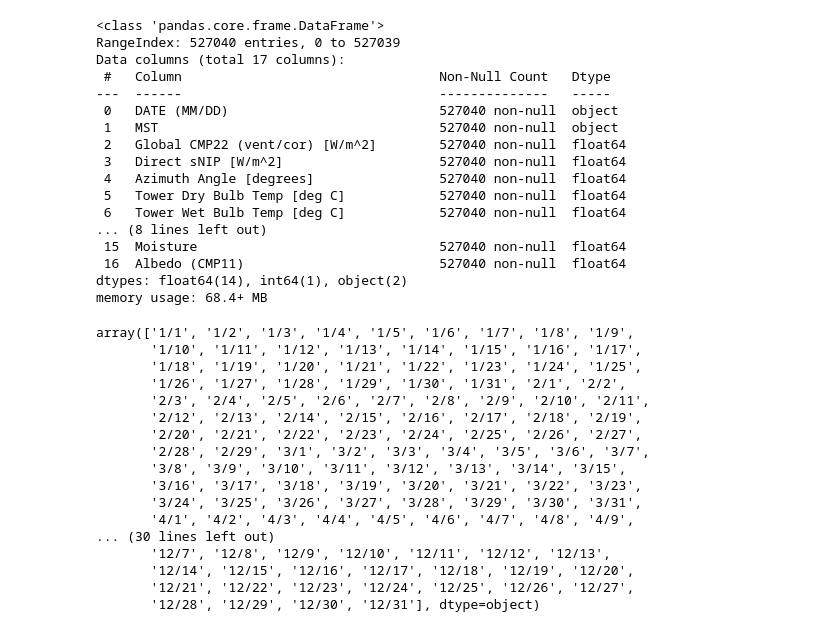
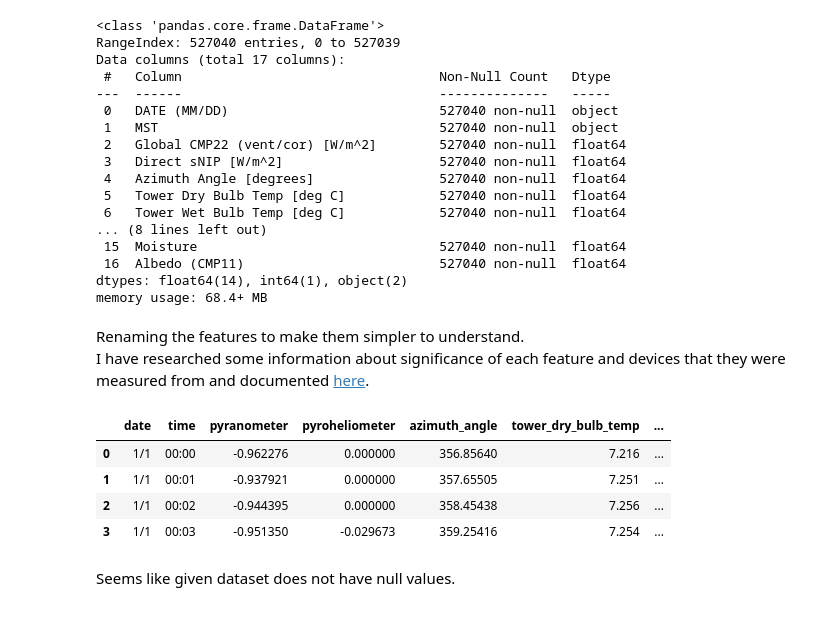
Before and after one commit to mrutyunjay17/solar-cloud-coverage-prediction, a Jupyter notebook: data_analysis.ipynb, the cells around one changed output. Cells and saved outputs as stored; diff of their text form; code cells hidden in the pictures.

```diff
--- a/data_analysis.ipynb
+++ b/data_analysis.ipynb
@@ -21,8 +24,8 @@ PATH_FOLDER_TRAINING = os.path.join(PATH_FOLDER_DATASET,"train")
 # %% [markdown]
 Let's import training dataset
 # %%
-data = pd.read_csv(os.path.join(PATH_FOLDER_TRAINING, "train.csv"))
-data.head(5)
+weather_df = pd.read_csv(os.path.join(PATH_FOLDER_TRAINING, "train.csv"))
+weather_df.head(5)
 # %% [output]
 |  | DATE (MM/DD) | MST | Global CMP22 (vent/cor) [W/m^2] | Direct sNIP [W/m^2] | Azimuth Angle [degrees] | ... |
 | 0 | 1/1 | 00:00 | -0.962276 | 0.000000 | 356.85640 | ... |
@@ -108,23 +111,39 @@ Data columns (total 17 columns):
  16  Albedo (CMP11)                         527040 non-null  float64
 dtypes: float64(14), int64(1), object(2)
 memory usage: 68.4+ MB
+# %% [markdown]
+Renaming the features to make them simpler to understand.
+I have researched some information about significance of each feature and devices that they were measured from and documented [here](https://github.com/mrutyunjay17/solar-power-prediction/blob/main/Documentation.md).
 # %%
-data["DATE (MM/DD)"].unique()
+ORIGINAL_FEATURE_NAMES = weather_df.columns
+
+CUSTOM_FEATURE_NAMES = {
+    'DATE (MM/DD)':'date',
+    'MST':'time',
+    'Global CMP22 (vent/cor) [W/m^2]':'pyranometer',
+    'Direct sNIP [W/m^2]':'pyroheliometer',
+    'Azimuth Angle [degrees]':'azimuth_angle',
+    'Tower Dry Bulb Temp [deg C]':'tower_dry_bulb_temp',
+    'Tower Wet Bulb Temp [deg C]':'tower_wet_bulb_temp',
+    'Tower Dew Point Temp [deg C]':'tower_dew_point',
+    'Tower RH [%]':'tower_rh',
+    'Total Cloud Cover [%]':'total_cloud_coverage',
+    'Peak Wind Speed @ 6ft [m/s]':'peak_wind_speed',
+    'Avg Wind Direction @ 6ft [deg from N]':'avg_wind_direction',
+    'Station Pressure [mBar]':'station_pressure',
+    'Precipitation (Accumulated) [mm]':'precipitation',
+    'Snow Depth [cm]':'snow_depth',
+    'Moisture':'moisture',
+    'Albedo (CMP11)':'albedometer'
+}
-# %% [output]
-array(['1/1', '1/2', '1/3', '1/4', '1/5', '1/6', '1/7', '1/8', '1/9',
-       '1/10', '1/11', '1/12', '1/13', '1/14', '1/15', '1/16', '1/17',
-       '1/18', '1/19', '1/20', '1/21', '1/22', '1/23', '1/24', '1/25',
-       '1/26', '1/27', '1/28', '1/29', '1/30', '1/31', '2/1', '2/2',
-       '2/3', '2/4', '2/5', '2/6', '2/7', '2/8', '2/9', '2/10', '2/11',
-       '2/12', '2/13', '2/14', '2/15', '2/16', '2/17', '2/18', '2/19',
-       '2/20', '2/21', '2/22', '2/23', '2/24', '2/25', '2/26', '2/27',
-       '2/28', '2/29', '3/1', '3/2', '3/3', '3/4', '3/5', '3/6', '3/7',
-       '3/8', '3/9', '3/10', '3/11', '3/12', '3/13', '3/14', '3/15',
-       '3/16', '3/17', '3/18', '3/19', '3/20', '3/21', '3/22', '3/23',
-       '3/24', '3/25', '3/26', '3/27', '3/28', '3/29', '3/30', '3/31',
-       '4/1', '4/2', '4/3', '4/4', '4/5', '4/6', '4/7', '4/8', '4/9',
-... (30 lines left out)
-       '12/7', '12/8', '12/9', '12/10', '12/11', '12/12', '12/13',
-       '12/14', '12/15', '12/16', '12/17', '12/18', '12/19', '12/20',
-       '12/21', '12/22', '12/23', '12/24', '12/25', '12/26', '12/27',
-       '12/28', '12/29', '12/30', '12/31'], dtype=object)
+# %%
+weather_df.rename(columns=CUSTOM_FEATURE_NAMES, inplace=True)
+weather_df.head(4)
+# %% [output]
+|  | date | time | pyranometer | pyroheliometer | azimuth_angle | tower_dry_bulb_temp | ... |
+| 0 | 1/1 | 00:00 | -0.962276 | 0.000000 | 356.85640 | 7.216 | ... |
+| 1 | 1/1 | 00:01 | -0.937921 | 0.000000 | 357.65505 | 7.251 | ... |
+| 2 | 1/1 | 00:02 | -0.944395 | 0.000000 | 358.45438 | 7.256 | ... |
+| 3 | 1/1 | 00:03 | -0.951350 | -0.029673 | 359.25416 | 7.254 | ... |
+# %% [markdown]
+Seems like given dataset does not have null values.
```
Also changed, not shown: parts of 9 cells of this notebook, 1 other file.
